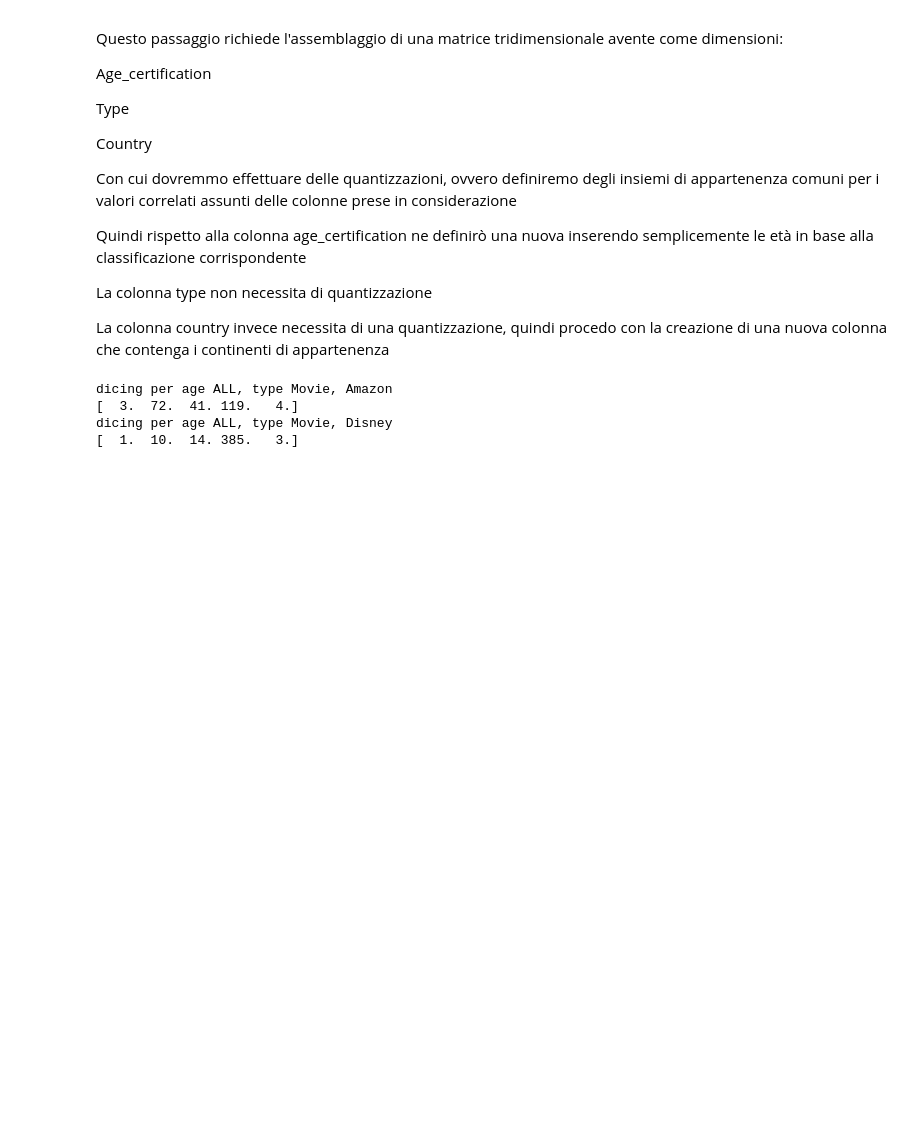
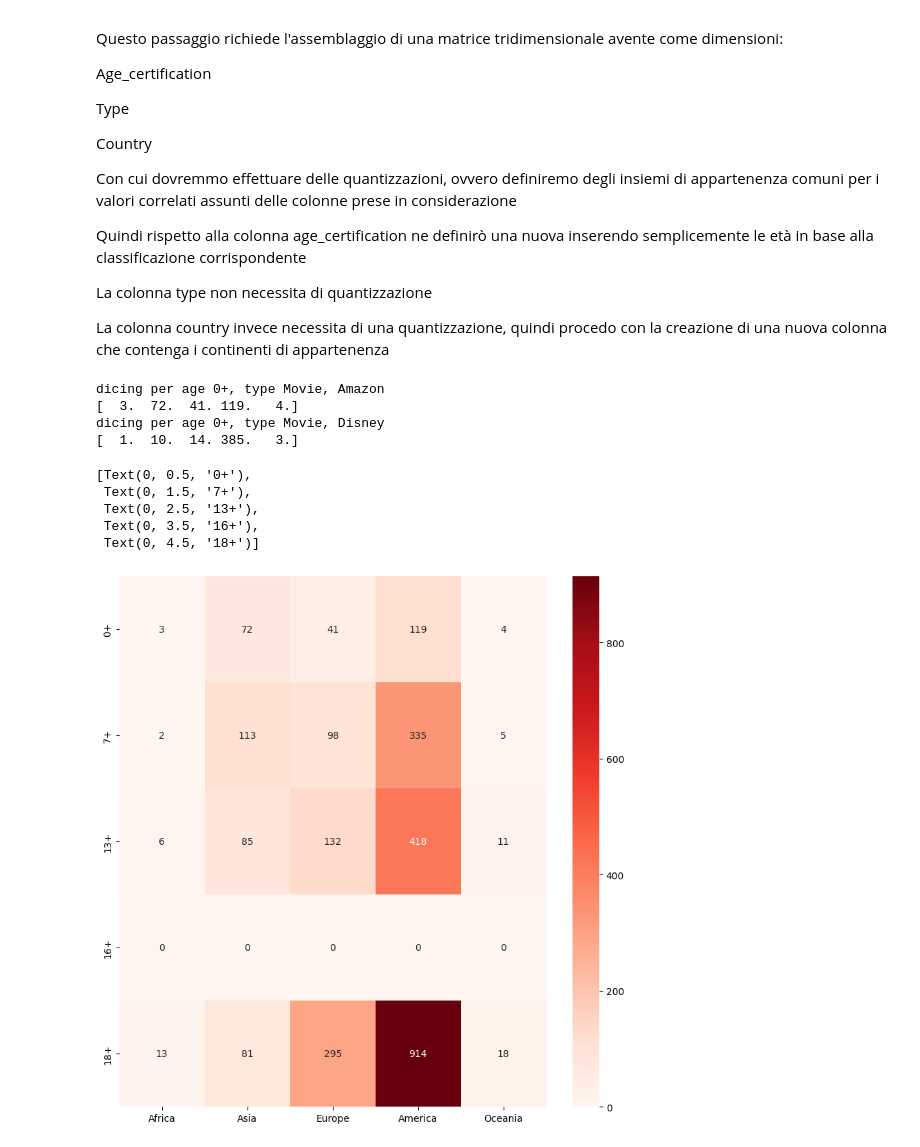
Before and after one commit to edotaggaedo/Progetto_finale_IDS, a Jupyter notebook: Progetto_Finale/ProgFin.ipynb, the cells around one changed output. Saved outputs shown, nothing was run; the diff lists cells and outputs as text; code cells hidden in the pictures; blank space fills up the shorter version.

```diff
--- a/Progetto_Finale/ProgFin.ipynb
+++ b/Progetto_Finale/ProgFin.ipynb
@@ -771,18 +769,26 @@ for z in range(0,len(quantize_type)):
 # %%
 # Visualizzo le due OLAP per age ALL, type Movie
 
-print('dicing per age ALL, type Movie, Amazon')
+print('dicing per age 0+, type Movie, Amazon')
 print(OLAP_amazon[0,:,0])
 
-print('dicing per age ALL, type Movie, Disney')
+print('dicing per age 0+, type Movie, Disney')
 print(OLAP_disney[0,:,0])
 
-# Voglio visualizzare la heatmap per age ALL, type Movie
+# Visualizzo la heatmap per type Movie
 
 fig, ax = plt.subplots(figsize=(10,10))
-sns.heatmap(OLAP_amazon[0,:,0], annot=True, fmt='g', ax=ax, cmap='Blues')
+sns.heatmap(OLAP_amazon[:,:,0], annot=True, fmt='g', ax=ax, cmap='Reds')
+ax.set_xticklabels(quantize_continent)
+ax.set_yticklabels(quantize_age)
 # %% [output]
-dicing per age ALL, type Movie, Amazon
+dicing per age 0+, type Movie, Amazon
 [  3.  72.  41. 119.   4.]
-dicing per age ALL, type Movie, Disney
+dicing per age 0+, type Movie, Disney
 [  1.  10.  14. 385.   3.]
+[Text(0, 0.5, '0+'),
+ Text(0, 1.5, '7+'),
+ Text(0, 2.5, '13+'),
+ Text(0, 3.5, '16+'),
+ Text(0, 4.5, '18+')]
+[figure, added]
```
Also changed, not shown: parts of 2 cells of this notebook.
